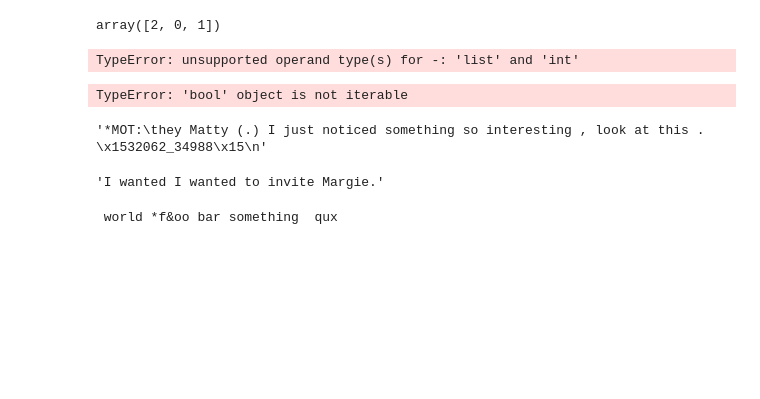
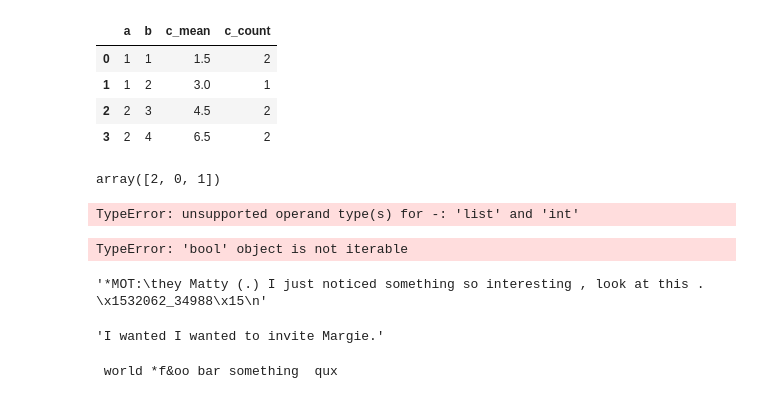
Before and after one commit to MPelland-programming/ProjetSupervise, a Jupyter notebook: test.ipynb, the cells around one changed output. Cells and saved outputs as stored; diff of their text form; code cells hidden in the pictures; blank space fills up the shorter version.

```diff
--- a/test.ipynb
+++ b/test.ipynb
@@ -1,3 +58,13 @@
+# %%
+aa = gb.agg(['mean','count']).reset_index()
+aa.columns = aa.columns.map('_'.join).str.strip('_')
+aa
+# %% [output]
+|  | a | b | c_mean | c_count |
+| 0 | 1 | 1 | 1.5 | 2 |
+| 1 | 1 | 2 | 3.0 | 1 |
+| 2 | 2 | 3 | 4.5 | 2 |
+| 3 | 2 | 4 | 6.5 | 2 |
 # %%
 #(tidx - context_length < 0) & (files[tidx] == files[tidx-context_length])
 idx = [0, 1, 2, 3, 4]
```
Also changed, not shown: parts of 14 cells of this notebook, 4 other files.
